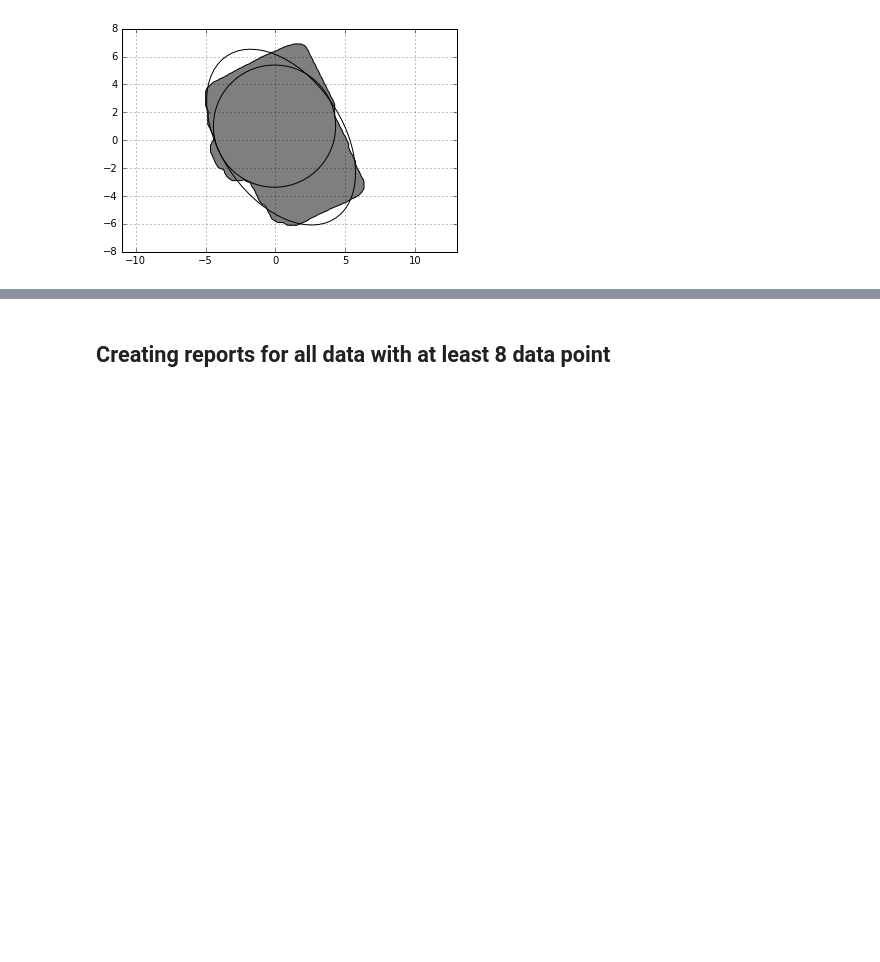
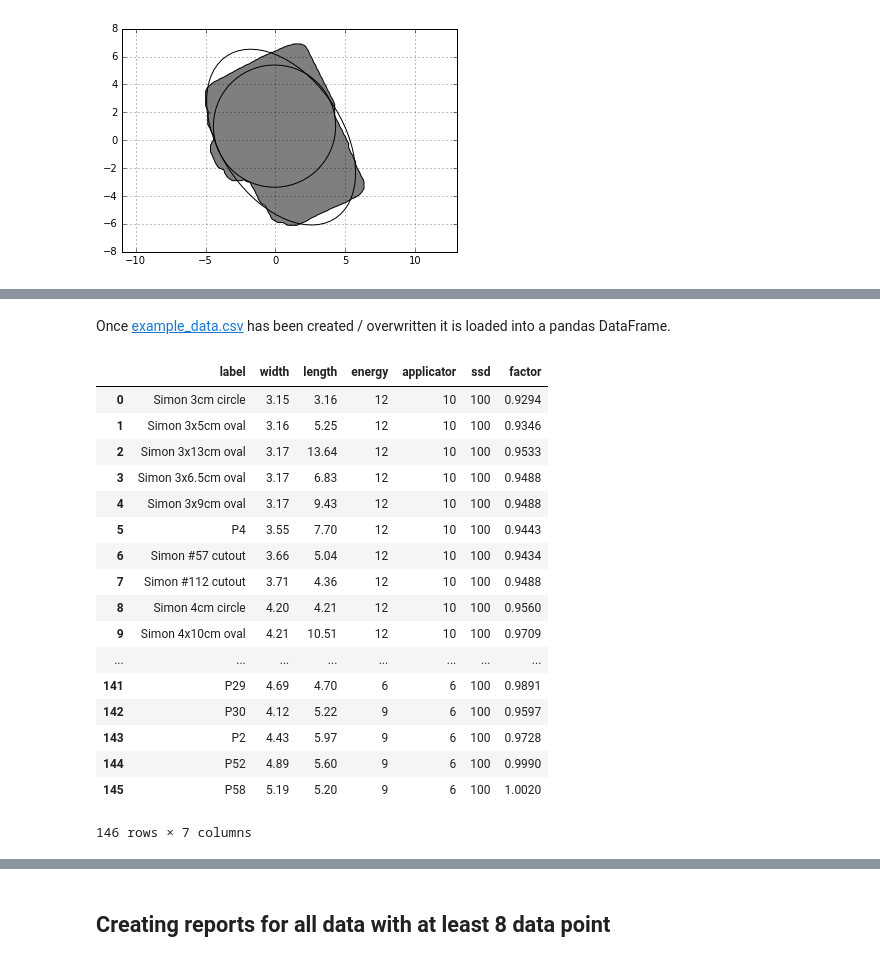
Before and after one commit to SimonBiggs/electroninserts_bundle, a Jupyter notebook: electroninserts_notebook.ipynb, the cells around one changed output, grey strips where cells are left out. Saved outputs shown, nothing was run; the diff lists cells and outputs as text; code cells hidden in the pictures; blank space fills up the shorter version.

```diff
--- a/electroninserts_notebook.ipynb
+++ b/electroninserts_notebook.ipynb
@@ -180,0 +342,24 @@ Length = 14.00 cm
+# %% [markdown]
+Once [example_data.csv](../edit/example_data.csv) has been created / overwritten it is loaded into a pandas DataFrame.
+# %%
+data = pd.read_csv('example_data.csv')
+data
+# %% [output]
+|  | label | width | length | energy | applicator | ssd | factor |
+| 0 | Simon 3cm circle | 3.15 | 3.16 | 12 | 10 | 100 | 0.9294 |
+| 1 | Simon 3x5cm oval | 3.16 | 5.25 | 12 | 10 | 100 | 0.9346 |
+| 2 | Simon 3x13cm oval | 3.17 | 13.64 | 12 | 10 | 100 | 0.9533 |
+| 3 | Simon 3x6.5cm oval | 3.17 | 6.83 | 12 | 10 | 100 | 0.9488 |
+| 4 | Simon 3x9cm oval | 3.17 | 9.43 | 12 | 10 | 100 | 0.9488 |
+| 5 | P4 | 3.55 | 7.70 | 12 | 10 | 100 | 0.9443 |
+| 6 | Simon #57 cutout | 3.66 | 5.04 | 12 | 10 | 100 | 0.9434 |
+| 7 | Simon #112 cutout | 3.71 | 4.36 | 12 | 10 | 100 | 0.9488 |
+| 8 | Simon 4cm circle | 4.20 | 4.21 | 12 | 10 | 100 | 0.9560 |
+| 9 | Simon 4x10cm oval | 4.21 | 10.51 | 12 | 10 | 100 | 0.9709 |
+| ... | ... | ... | ... | ... | ... | ... | ... |
+| 141 | P29 | 4.69 | 4.70 | 6 | 6 | 100 | 0.9891 |
+| 142 | P30 | 4.12 | 5.22 | 9 | 6 | 100 | 0.9597 |
+| 143 | P2 | 4.43 | 5.97 | 9 | 6 | 100 | 0.9728 |
+| 144 | P52 | 4.89 | 5.60 | 9 | 6 | 100 | 0.9990 |
+| 145 | P58 | 5.19 | 5.20 | 9 | 6 | 100 | 1.0020 |
+146 rows × 7 columns
```
Also changed, not shown: parts of 17 cells of this notebook, 10 other files.
